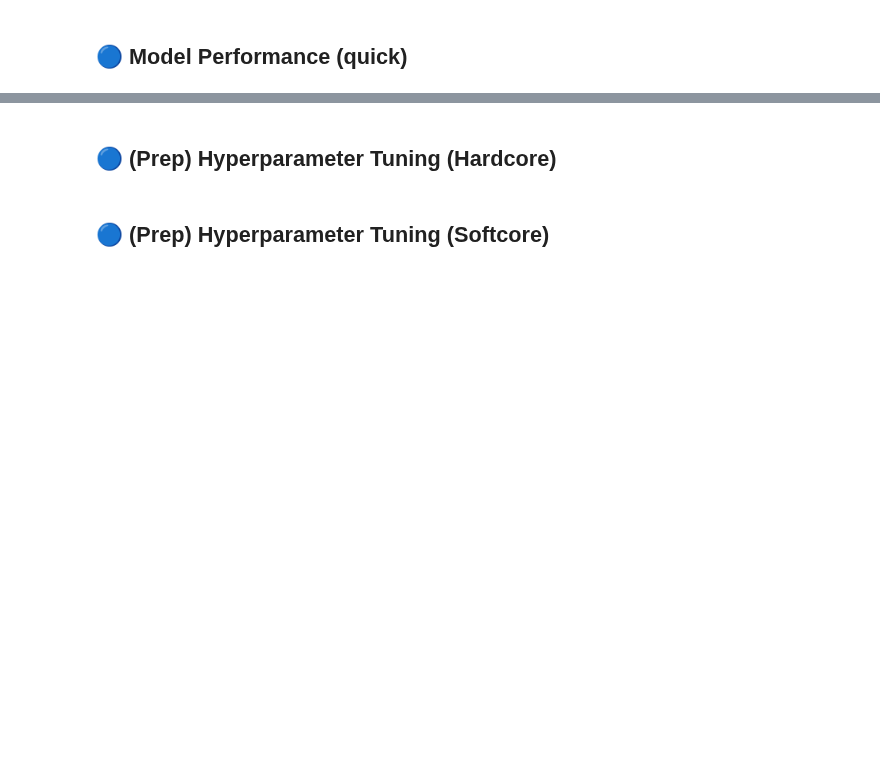
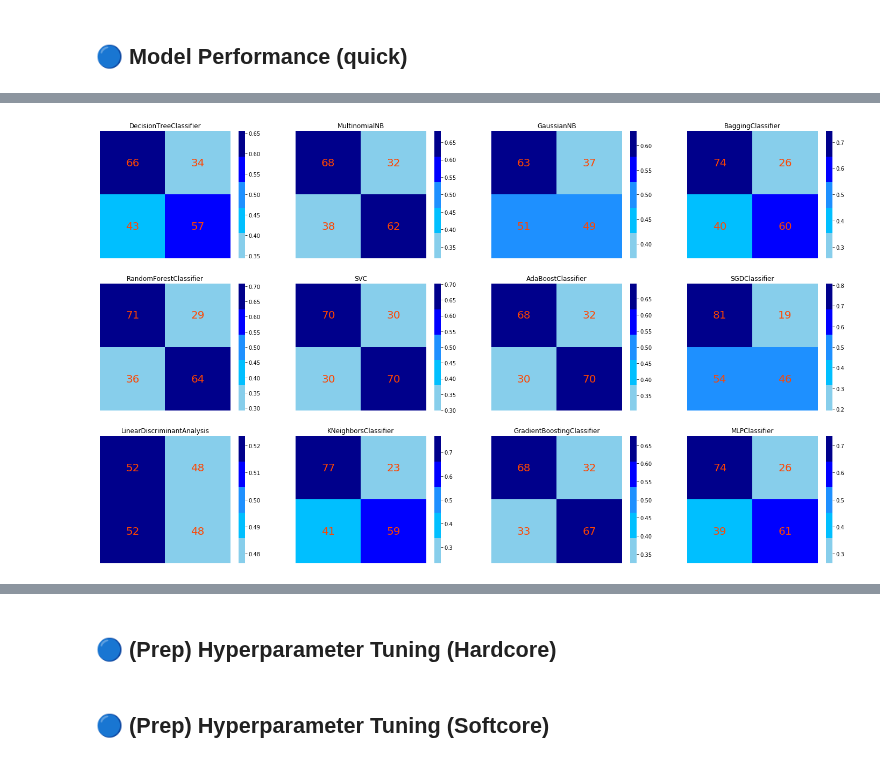
Before and after one commit to johngeorgousis/jet-classifier, a Jupyter notebook: 3SKLEARN.ipynb, the cells around one changed output, grey strips where cells are left out. Cells and saved outputs as stored; diff of their text form; code cells hidden in the pictures; blank space fills up the shorter version.

```diff
--- a/3SKLEARN.ipynb
+++ b/3SKLEARN.ipynb
@@ -90,3 +122,0 @@ KNeighborsClassifier
-# %%
-# Plot Confusion Matrices
-cmx_sklearn(models, test_examples, test_labels)
@@ -104,0 +123,4 @@ cmx_sklearn(models, test_examples, test_labels)
+# %%
+cmx_sklearn(models, test_examples, test_labels, dim=4)
+# %% [output]
+[figure, added]
```
Also changed, not shown: parts of 15 cells of this notebook, 11 other files.
